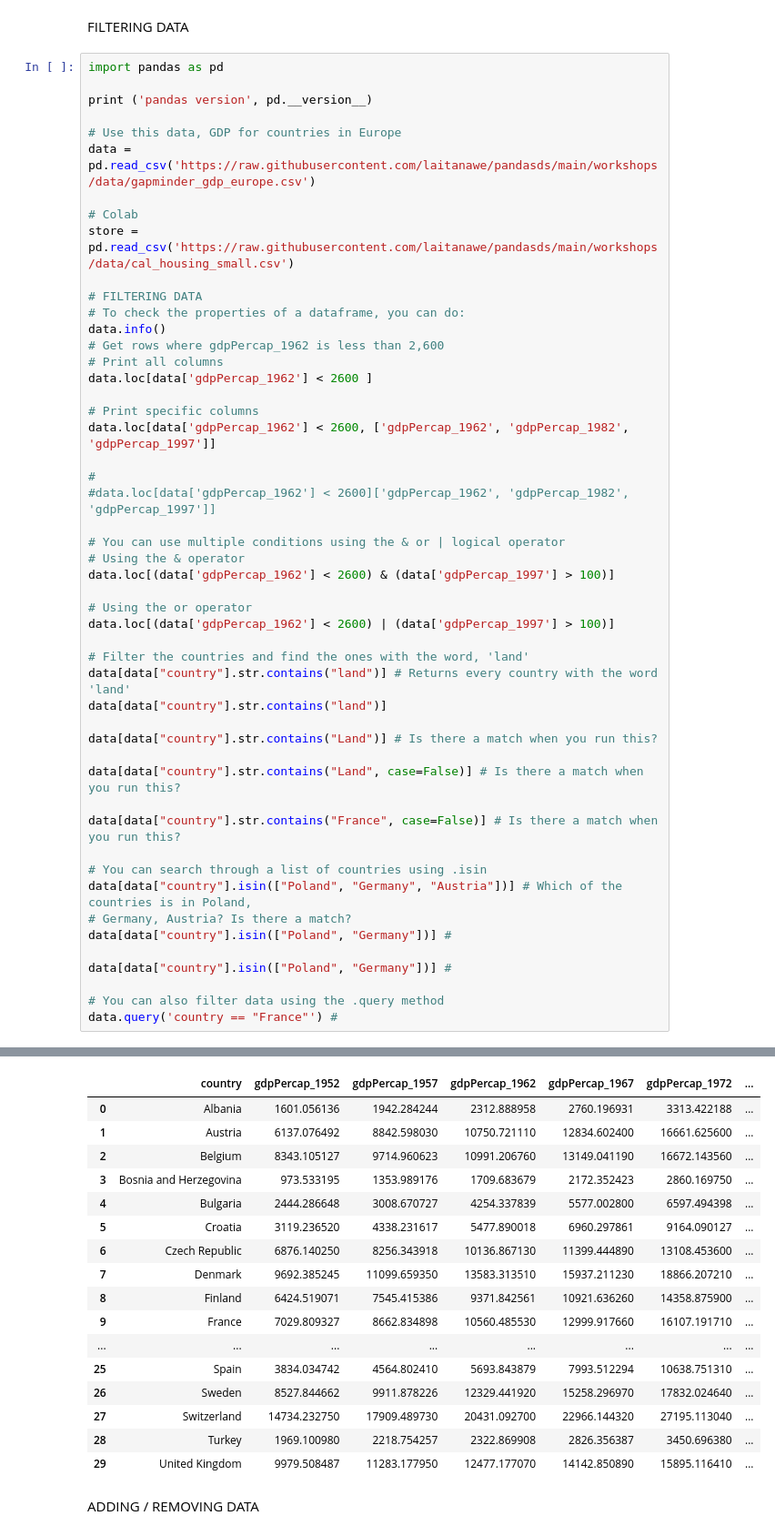
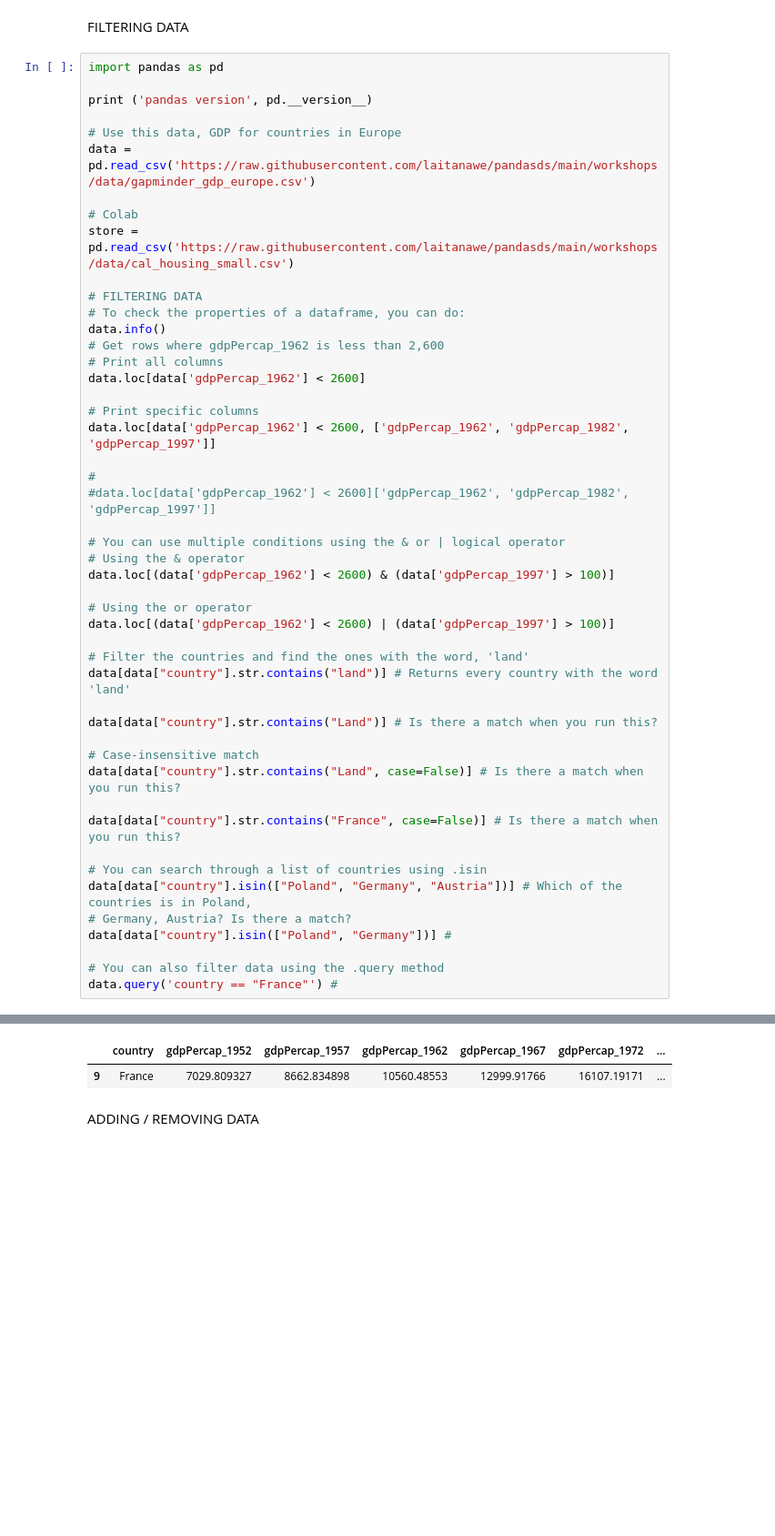
Before and after one commit to laitanawe/pandasds, a Jupyter notebook: workshops/pdseries02.ipynb, the cells around one changed output, grey strips where cells are left out. Shown at 91% size. Drawn from its saved outputs; the diff is of its cells as text; blank space fills up the shorter version.

```diff
--- a/workshops/pdseries02.ipynb
+++ b/workshops/pdseries02.ipynb
@@ -164,7 +128,7 @@ store = pd.read_csv('https://raw.githubusercontent.com/laitanawe/pandasds/main/w
 data.info()
 # Get rows where gdpPercap_1962 is less than 2,600
 # Print all columns
-data.loc[data['gdpPercap_1962'] < 2600 ]
+data.loc[data['gdpPercap_1962'] < 2600]
 
 # Print specific columns
 data.loc[data['gdpPercap_1962'] < 2600, ['gdpPercap_1962', 'gdpPercap_1982', 'gdpPercap_1997']]
@@ -181,10 +145,10 @@ data.loc[(data['gdpPercap_1962'] < 2600) | (data['gdpPercap_1997'] > 100)]
 
 # Filter the countries and find the ones with the word, 'land'
 data[data["country"].str.contains("land")] # Returns every country with the word 'land'
-data[data["country"].str.contains("land")]
 
 data[data["country"].str.contains("Land")] # Is there a match when you run this?
 
+# Case-insensitive match
 data[data["country"].str.contains("Land", case=False)] # Is there a match when you run this?
 
 data[data["country"].str.contains("France", case=False)] # Is there a match when you run this?
@@ -194,8 +158,6 @@ data[data["country"].isin(["Poland", "Germany", "Austria"])] # Which of the coun
 # Germany, Austria? Is there a match?
 data[data["country"].isin(["Poland", "Germany"])] #
 
-data[data["country"].isin(["Poland", "Germany"])] #
-
 # You can also filter data using the .query method
 data.query('country == "France"') #
 # %% [output]
@@ -219,20 +164,5 @@ memory usage: 3.2+ KB
 |  | country | gdpPercap_1952 | gdpPercap_1957 | gdpPercap_1962 | gdpPercap_1967 | gdpPercap_1972 | ... |
-| 0 | Albania | 1601.056136 | 1942.284244 | 2312.888958 | 2760.196931 | 3313.422188 | ... |
-| 1 | Austria | 6137.076492 | 8842.598030 | 10750.721110 | 12834.602400 | 16661.625600 | ... |
-| 2 | Belgium | 8343.105127 | 9714.960623 | 10991.206760 | 13149.041190 | 16672.143560 | ... |
-| 3 | Bosnia and Herzegovina | 973.533195 | 1353.989176 | 1709.683679 | 2172.352423 | 2860.169750 | ... |
-| 4 | Bulgaria | 2444.286648 | 3008.670727 | 4254.337839 | 5577.002800 | 6597.494398 | ... |
-| 5 | Croatia | 3119.236520 | 4338.231617 | 5477.890018 | 6960.297861 | 9164.090127 | ... |
-| 6 | Czech Republic | 6876.140250 | 8256.343918 | 10136.867130 | 11399.444890 | 13108.453600 | ... |
-| 7 | Denmark | 9692.385245 | 11099.659350 | 13583.313510 | 15937.211230 | 18866.207210 | ... |
-| 8 | Finland | 6424.519071 | 7545.415386 | 9371.842561 | 10921.636260 | 14358.875900 | ... |
-| 9 | France | 7029.809327 | 8662.834898 | 10560.485530 | 12999.917660 | 16107.191710 | ... |
-| ... | ... | ... | ... | ... | ... | ... | ... |
-| 25 | Spain | 3834.034742 | 4564.802410 | 5693.843879 | 7993.512294 | 10638.751310 | ... |
-| 26 | Sweden | 8527.844662 | 9911.878226 | 12329.441920 | 15258.296970 | 17832.024640 | ... |
-| 27 | Switzerland | 14734.232750 | 17909.489730 | 20431.092700 | 22966.144320 | 27195.113040 | ... |
-| 28 | Turkey | 1969.100980 | 2218.754257 | 2322.869908 | 2826.356387 | 3450.696380 | ... |
-| 29 | United Kingdom | 9979.508487 | 11283.177950 | 12477.177070 | 14142.850890 | 15895.116410 | ... |
+| 9 | France | 7029.809327 | 8662.834898 | 10560.48553 | 12999.91766 | 16107.19171 | ... |
 # %% [markdown]
 ADDING / REMOVING DATA
 # %%
```
Also changed, not shown: parts of 4 cells of this notebook.
